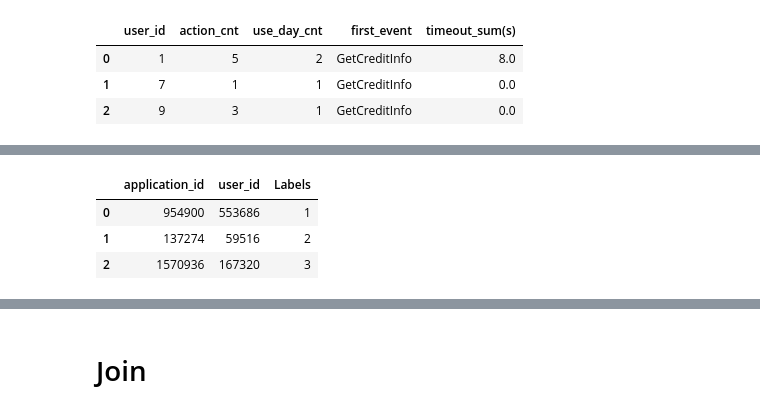
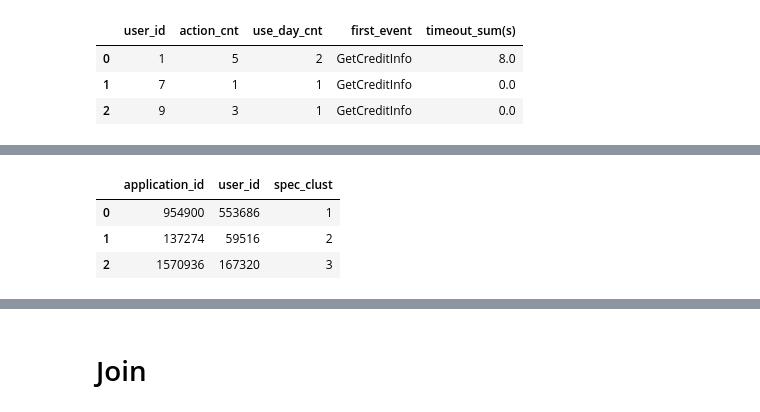
Before and after one commit to SungaHwang/2022_Big_Contest, a Jupyter notebook: DailyNote/10_09/log+spec+loan_황성아.ipynb, the cells around one changed output, grey strips where cells are left out. Saved outputs shown, nothing was run; the diff lists cells and outputs as text; code cells hidden in the pictures.

```diff
--- a/DailyNote/10_09/log+spec+loan_황성아.ipynb
+++ b/DailyNote/10_09/log+spec+loan_황성아.ipynb
@@ -33,11 +33,13 @@ user_spec.head(3)
 | 0 | 954900 | 553686 | 1.0 | 2022-06-07 14:29:03 | 30000000.0 | 개인사업자 | 정규직 | ... |
 | 1 | 137274 | 59516 | 1.0 | 2022-06-07 21:40:22 | 30000000.0 | 프리랜서 | 기타 | ... |
 | 2 | 1570936 | 167320 | 1.0 | 2022-06-07 09:40:27 | 62000000.0 | 직장가입자(4대보험O) | 정규직 | ... |
+# %%
+user_spec.rename(columns={'Labels': 'spec_clust'}, inplace=True)
 # %%
-user_spec_clust = user_spec[['application_id', 'user_id', 'Labels']]
+user_spec_clust = user_spec[['application_id', 'user_id', 'spec_clust']]
 user_spec_clust.head(3)
 # %% [output]
-|  | application_id | user_id | Labels |
+|  | application_id | user_id | spec_clust |
 | 0 | 954900 | 553686 | 1 |
 | 1 | 137274 | 59516 | 2 |
 | 2 | 1570936 | 167320 | 3 |
```
Also changed, not shown: parts of 5 cells of this notebook.
